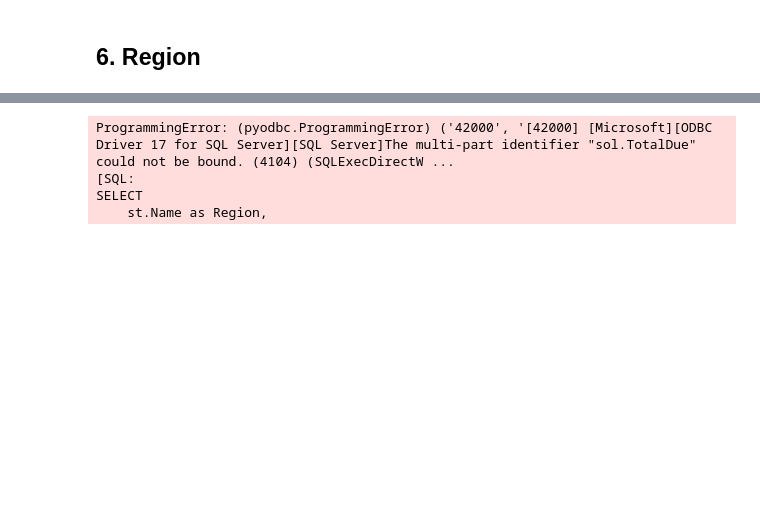
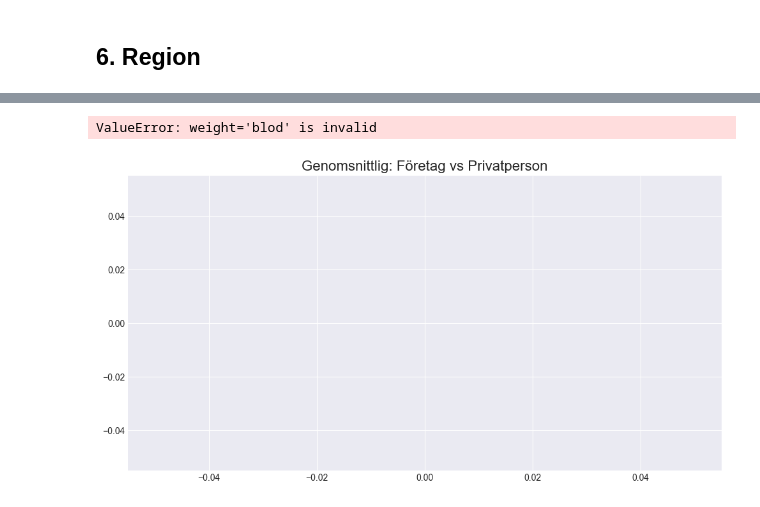
Before and after one commit to IrfanPallani/adventureworks_sanalysis, a Jupyter notebook: Forsaljnings_Analys.ipynb, the cells around one changed output, grey strips where cells are left out. Saved outputs shown, nothing was run; the diff lists cells and outputs as text; code cells hidden in the pictures; blank space fills up the shorter version.

```diff
--- a/Forsaljnings_Analys.ipynb
+++ b/Forsaljnings_Analys.ipynb
@@ -240,40 +300,60 @@ plt.show()
 # %%
 sql_7 = """
+
 SELECT
     st.Name as Region,
     CASE
         WHEN c.StoreID IS NOT NULL THEN 'Store'
         ELSE 'Individual'
     END AS Kundtyp,
-    AVG(sol.TotalDue) AS Genomsnitt
+    AVG(soh.TotalDue) AS Genomsnitt
 FROM Sales.SalesOrderHeader soh
 JOIN Sales.Customer c ON soh.CustomerID = c.CustomerID
 JOIN Sales.SalesTerritory st ON soh.TerritoryID = st.TerritoryID
 GROUP BY st.Name,
     CASE
         WHEN c.StoreID IS NOT NULL THEN 'Store'
         ELSE 'Individual'
     END
 ORDER BY Region
 """
-df7 = pd.read_sql(sql_7, engine)
 
 
-print('Genosnittlig ordervärde per region och kundtyp:')
-print('df_7')
+df7 = pd.read_sql(sql_7, engine)
+df7.head()
 
-df7_pivot = df7.pivot(index='Region', columns='Kundtyp', values='Genomsnitt_Ordervärde')
-df_pivot = df7_pivot.sort_values(by=['ndividual(Privatperson)', 'Store (Företag)'],
-                                     ascending=False, na_position='last')
-df7_pivot.plot(kind='bar')
-plt.figure(figsize=(8,4))
-plt.title("Genomsnittlig ordervärde per region")
-plt.xticks(rotation=45)
+
+företag =df7[df7['Kundtyp'] == 'Företag']
+privat =df7[df7['Kundtyp'] == 'Privat']
+
+alla_reg = sorted(set(företag['Region']).union(set(privat['Region'])))
+
+företag_lista = []
+privat_lista = []
+for region in alla_reg:
+    företag_värde = företag[företag['Region'] == region]['Genomsnitt_Order']
+    företag_lista.append(företag_värde.values[0] if len(företag_värde) > 0 else 0)
+
+    privat_värde = företag[företag['Region'] == region]['Genomsnitt_Order']
+    privat_lista.append(privat_värde.values[0] if len(privat_värde) > 0 else 0)
+
+plt.figure(figsize=(12, 6))
+x = range(len(alla_reg))
+bredd = 0.35
+
+#Rita diagram.
+plt.bar([i + bredd/2 for i in x], företag_lista, bredd, label='Företag', color= 'yellow')
+plt.bar([i + bredd/2 for i in x], privat_lista, bredd, label='privat', color= 'blue')
+
+plt.title("Genomsnittlig: Företag vs Privatperson", fontsize=16, fontweight='blod')
+plt.xticks(x, alla_reg, rotation=45, ha='right')
+plt.legend()
+plt.grid(axis='y', alpha=0.3)
 plt.tight_layout()
 plt.show()
+print(df7)
+print('Data hämtad!')
 print('Storer-kunder köper mer per order')
 # %% [output]
-ProgrammingError: (pyodbc.ProgrammingError) ('42000', '[42000] [Microsoft][ODBC Driver 17 for SQL Server][SQL Server]The multi-part identifier "sol.TotalDue" could not be bound. (4104) (SQLExecDirectW ...
-[SQL:
-SELECT
-    st.Name as Region,
+ValueError: weight='blod' is invalid
+[figure, added]
```
Also changed, not shown: parts of 9 cells of this notebook, 1 other file.
